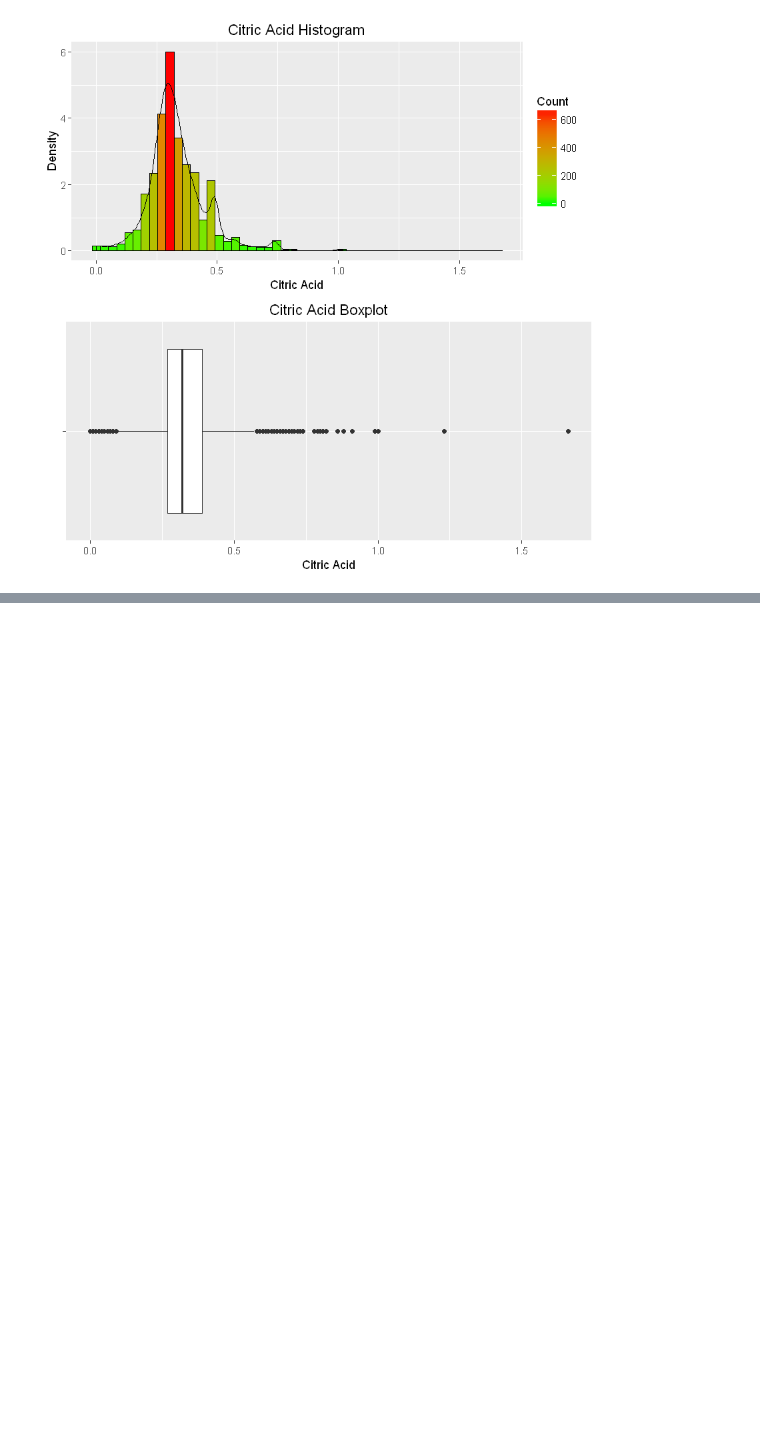
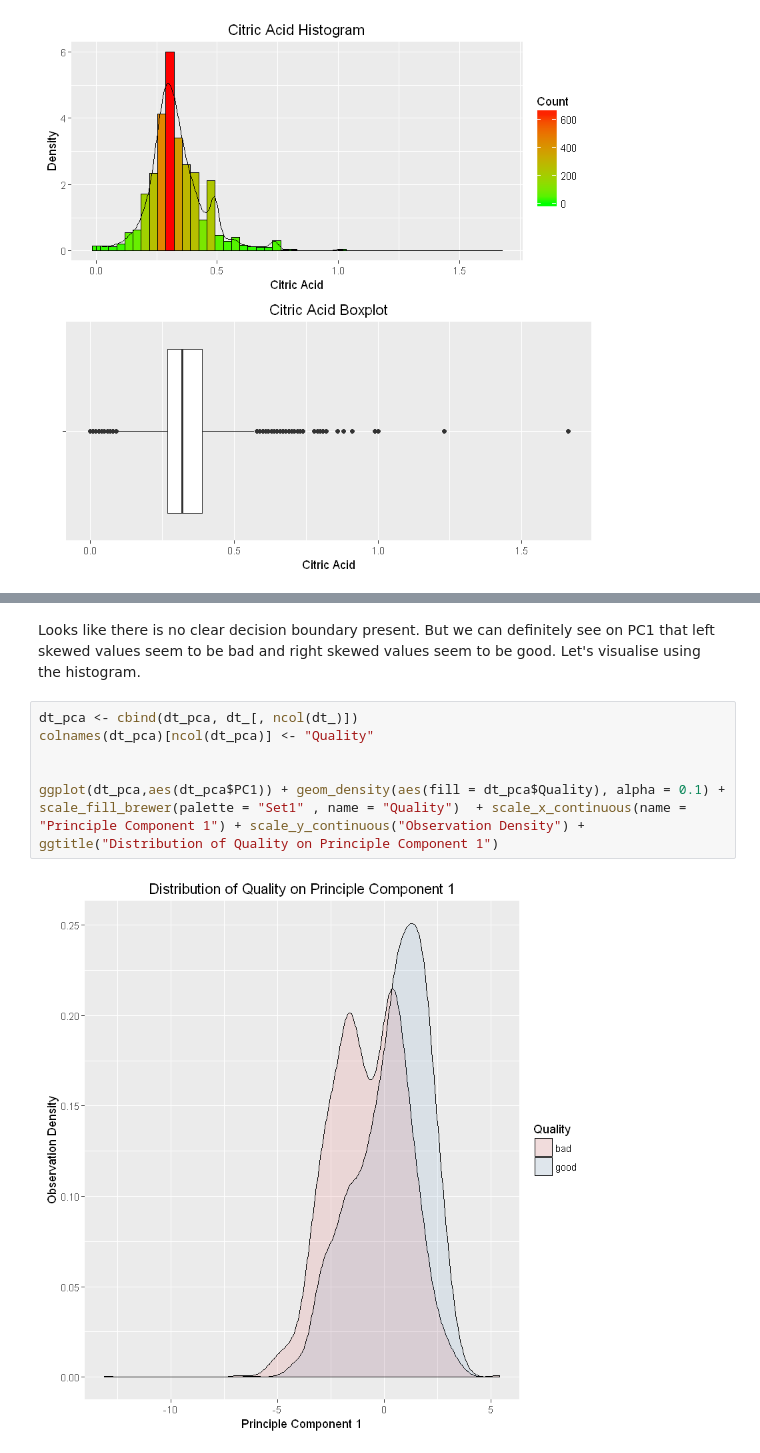
Before and after one commit to codeBehindMe/ADLA2, a Jupyter notebook: TILLEKERATNE_27345483_ASS_2.ipynb, the cells around one changed output, grey strips where cells are left out. Drawn from its saved outputs; the diff is of its cells as text; blank space fills up the shorter version.

```diff
--- a/TILLEKERATNE_27345483_ASS_2.ipynb
+++ b/TILLEKERATNE_27345483_ASS_2.ipynb
@@ -228,0 +317,10 @@ summary(dt_$citric.acid)
+# %% [markdown]
+Looks like there is no clear decision boundary present. But we can definitely see on PC1 that left skewed values seem to be bad and right skewed values seem to be good. Let's visualise using the histogram.
+# %%
+dt_pca <- cbind(dt_pca, dt_[, ncol(dt_)])
+colnames(dt_pca)[ncol(dt_pca)] <- "Quality"
+
+
+ggplot(dt_pca,aes(dt_pca$PC1)) + geom_density(aes(fill = dt_pca$Quality), alpha = 0.1) + scale_fill_brewer(palette = "Set1" , name = "Quality")  + scale_x_continuous(name = "Principle Component 1") + scale_y_continuous("Observation Density") + ggtitle("Distribution of Quality on Principle Component 1")
+# %% [output]
+[figure, added]
```
Also changed, not shown: parts of 25 cells of this notebook.
